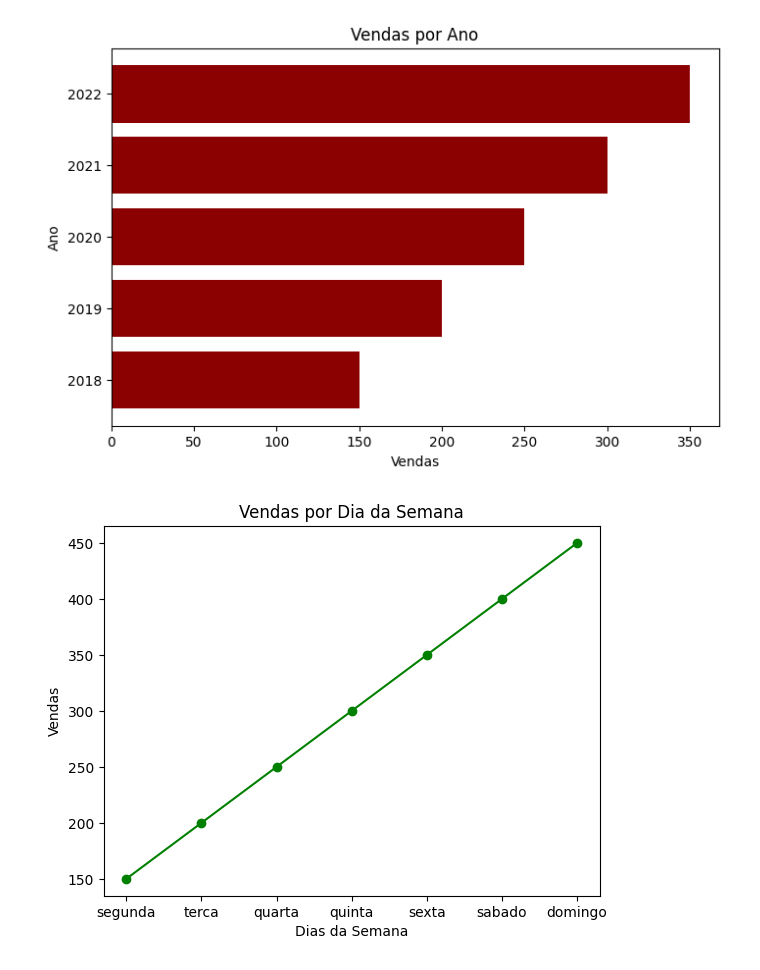
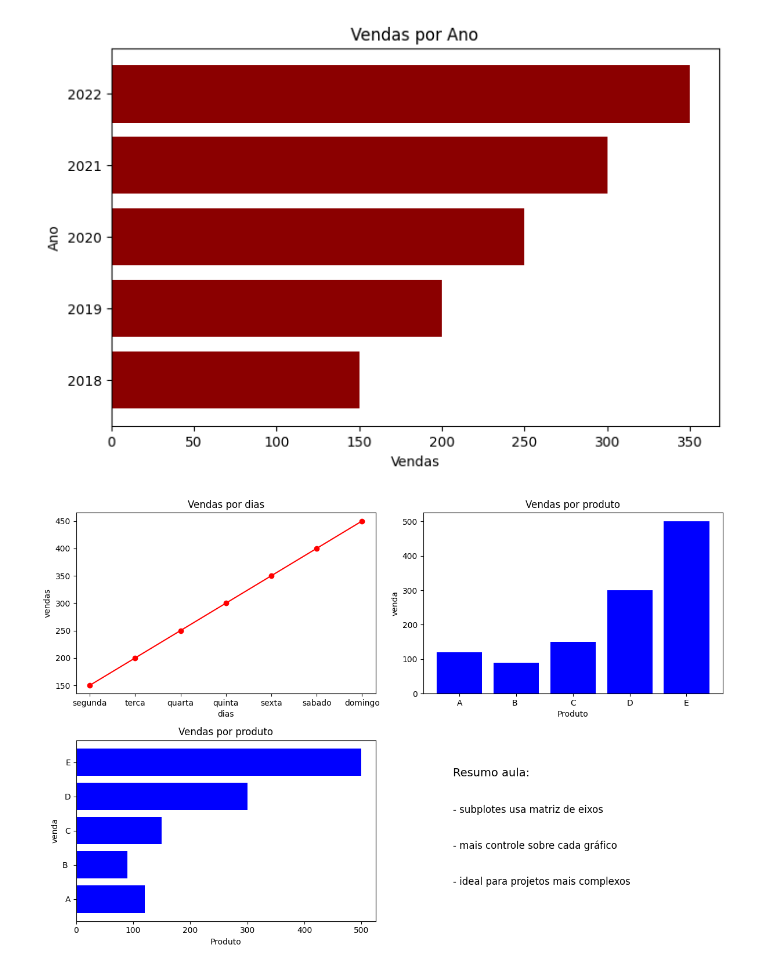
Before and after one commit to MatheusVieira12/Repo_Senac, a Jupyter notebook: aulas/aula_grafico.ipynb, the cells around one changed output. Drawn from its saved outputs; the diff is of its cells as text; code cells hidden in the pictures.

```diff
--- a/aulas/aula_grafico.ipynb
+++ b/aulas/aula_grafico.ipynb
@@ -49,17 +49,58 @@ plt.show()
 # %% [output]
 [figure]
 # %%
-df = {'dias': ['segunda', 'terca', 'quarta', 'quinta', 'sexta', 'sabado', 'domingo']
+df_dias = pd.DataFrame({'dias': ['segunda', 'terca', 'quarta', 'quinta', 'sexta', 'sabado', 'domingo']
       , 'vendas': [150, 200, 250, 300, 350, 400, 450]
-      }
+})
 
-dias = df['dias']
-valores = df['vendas']
+
+df_produto = pd.DataFrame({'Produto': ['A', 'B ', 'C'],
+    'venda': [120,90,150]
+})
+
+
+
 
 plt.plot(dias, valores, marker='o', linestyle='-', color='green')
 plt.title('Vendas por Dia da Semana')### grafico de linha ver o dado ao longo do tempo
 plt.xlabel('Dias da Semana')
 plt.ylabel('Vendas')
 plt.show()
-# %% [output]
-[figure, removed]
+# %%
+df_dias = pd.DataFrame({'dias': ['segunda', 'terca', 'quarta', 'quinta', 'sexta', 'sabado', 'domingo']
+      , 'vendas': [150, 200, 250, 300, 350, 400, 450]
+})
+
+
+df_produto = pd.DataFrame({'Produto': ['A', 'B ', 'C', 'D', 'E'],
+    'venda': [120, 90 ,150, 300, 500]
+})
+
+fig, axs = plt.subplots(2,2, figsize = (12,8))
+
+axs[0,0].plot(df_dias['dias'],df_dias['vendas'], marker = 'o', linestyle = '-', color = 'red')
+axs[0,0].set_title('Vendas por dias')
+axs[0,0].set_xlabel('dias')
+axs[0,0].set_ylabel('vendas')
+
+axs[0,1].bar(df_produto['Produto'],df_produto['venda'], color = 'blue')
+axs[0,1].set_title('Vendas por produto')
+axs[0,1].set_xlabel('Produto')
+axs[0,1].set_ylabel('venda')
+
+axs[1,0].barh(df_produto['Produto'],df_produto['venda'], color = 'blue')
+axs[1,0].set_title('Vendas por produto')
+axs[1,0].set_xlabel('Produto')
+axs[1,0].set_ylabel('venda')
+
+
+axs[1,1].axis('off')
+
+axs[1,1].text(0.1, 0.8, 'Resumo aula:', fontsize=14, color = 'black')
+axs[1,1].text(0.1, 0.6, '- subplotes usa matriz de eixos', fontsize=12, color = 'black')
+axs[1,1].text(0.1, 0.4, '- mais controle sobre cada gráfico', fontsize=12, color = 'black')
+axs[1,1].text(0.1, 0.2, '- ideal para projetos mais complexos', fontsize=12, color = 'black')
+
+plt.tight_layout()
+# %% [output]
+[figure, added]
```
Also changed, not shown: 1 other file.
